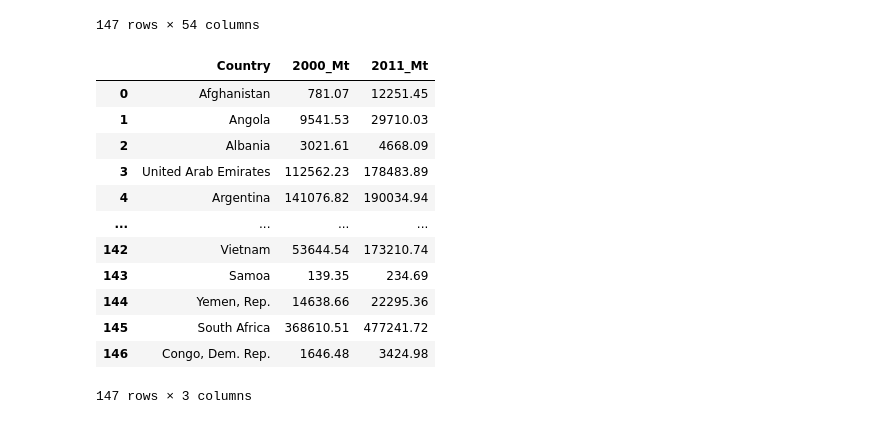
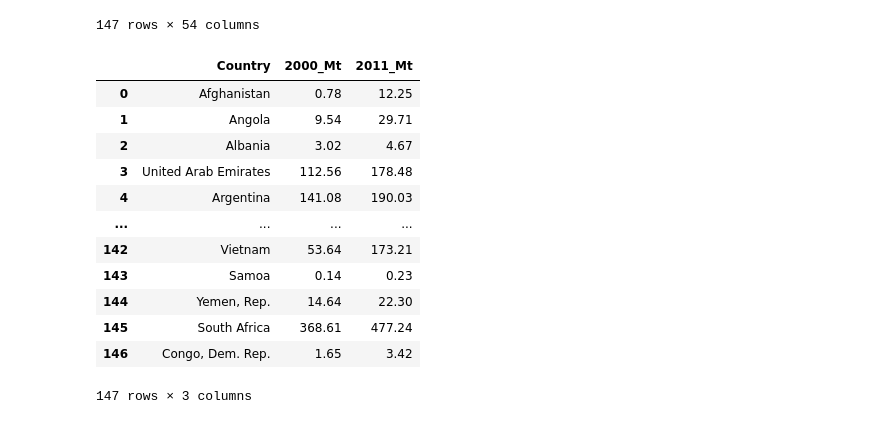
Before and after one commit to sanaullah525/Global-CO2-Emissions-Data-Analysis-Project, a Jupyter notebook: datapr.ipynb, the cells around one changed output. Drawn from its saved outputs; the diff is of its cells as text; code cells hidden in the pictures.

```diff
--- a/datapr.ipynb
+++ b/datapr.ipynb
@@ -297,27 +297,29 @@ clean_df
 # %%
 # Preparing the data for Calculating the Top 10 countries with emission reductions (2000-2011)
 
 reddf= clean_df[['Country Name', '2000', '2011']]
+reddf["2000"]= reddf["2000"]/1000
+reddf["2011"]= reddf["2011"]/1000
 
 # Renaming columns for better readibility.
 reddf= reddf.rename(columns= {
     "Country Name":"Country",
     "2000":"2000_Mt",
     "2011":"2011_Mt"
 })
 reddf
 # %% [output]
 |  | Country | 2000_Mt | 2011_Mt |
-| 0 | Afghanistan | 781.07 | 12251.45 |
-| 1 | Angola | 9541.53 | 29710.03 |
-| 2 | Albania | 3021.61 | 4668.09 |
-| 3 | United Arab Emirates | 112562.23 | 178483.89 |
-| 4 | Argentina | 141076.82 | 190034.94 |
+| 0 | Afghanistan | 0.78 | 12.25 |
+| 1 | Angola | 9.54 | 29.71 |
+| 2 | Albania | 3.02 | 4.67 |
+| 3 | United Arab Emirates | 112.56 | 178.48 |
+| 4 | Argentina | 141.08 | 190.03 |
 | ... | ... | ... | ... |
-| 142 | Vietnam | 53644.54 | 173210.74 |
-| 143 | Samoa | 139.35 | 234.69 |
-| 144 | Yemen, Rep. | 14638.66 | 22295.36 |
-| 145 | South Africa | 368610.51 | 477241.72 |
-| 146 | Congo, Dem. Rep. | 1646.48 | 3424.98 |
+| 142 | Vietnam | 53.64 | 173.21 |
+| 143 | Samoa | 0.14 | 0.23 |
+| 144 | Yemen, Rep. | 14.64 | 22.30 |
+| 145 | South Africa | 368.61 | 477.24 |
+| 146 | Congo, Dem. Rep. | 1.65 | 3.42 |
 147 rows × 3 columns
 # %%
```
Also changed, not shown: parts of 1 cell of this notebook.
